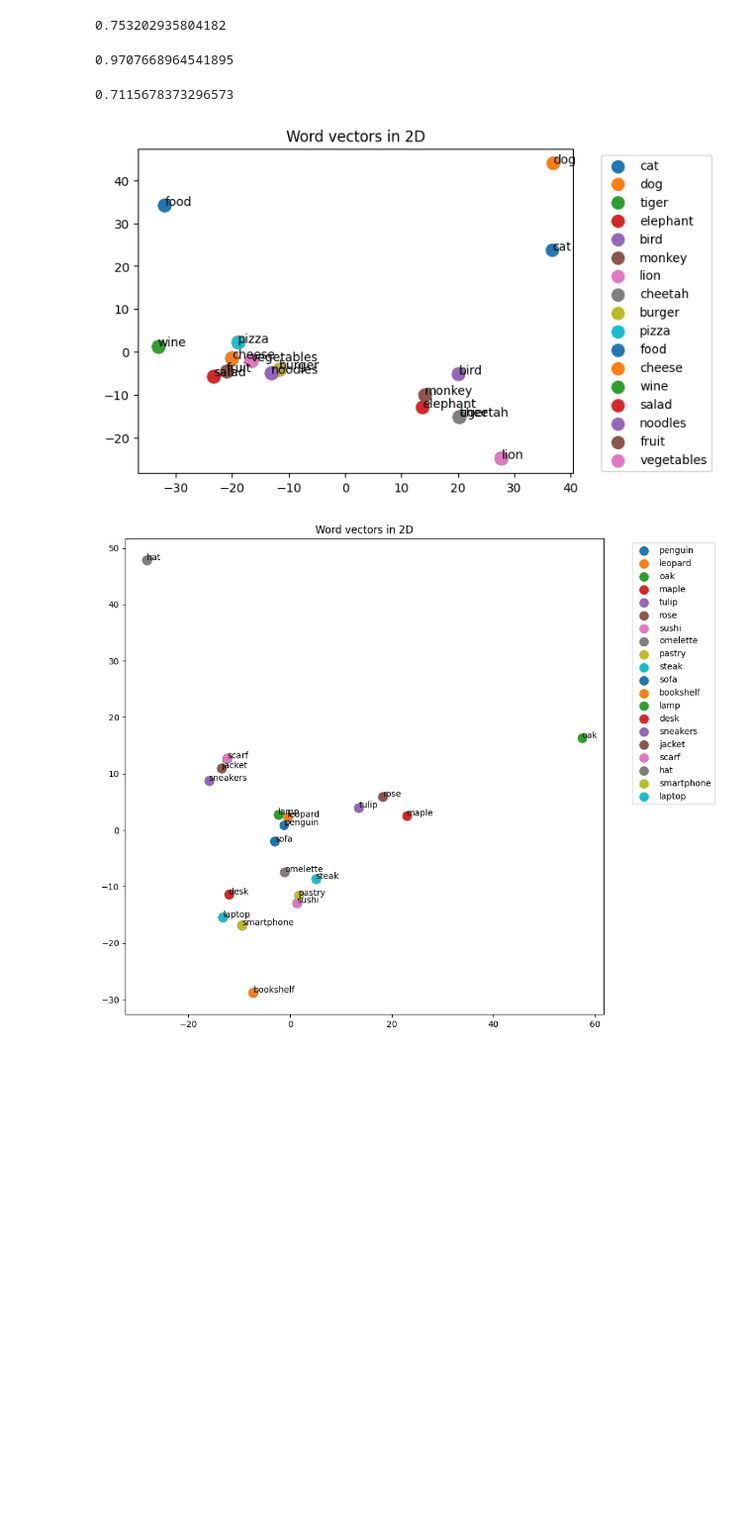
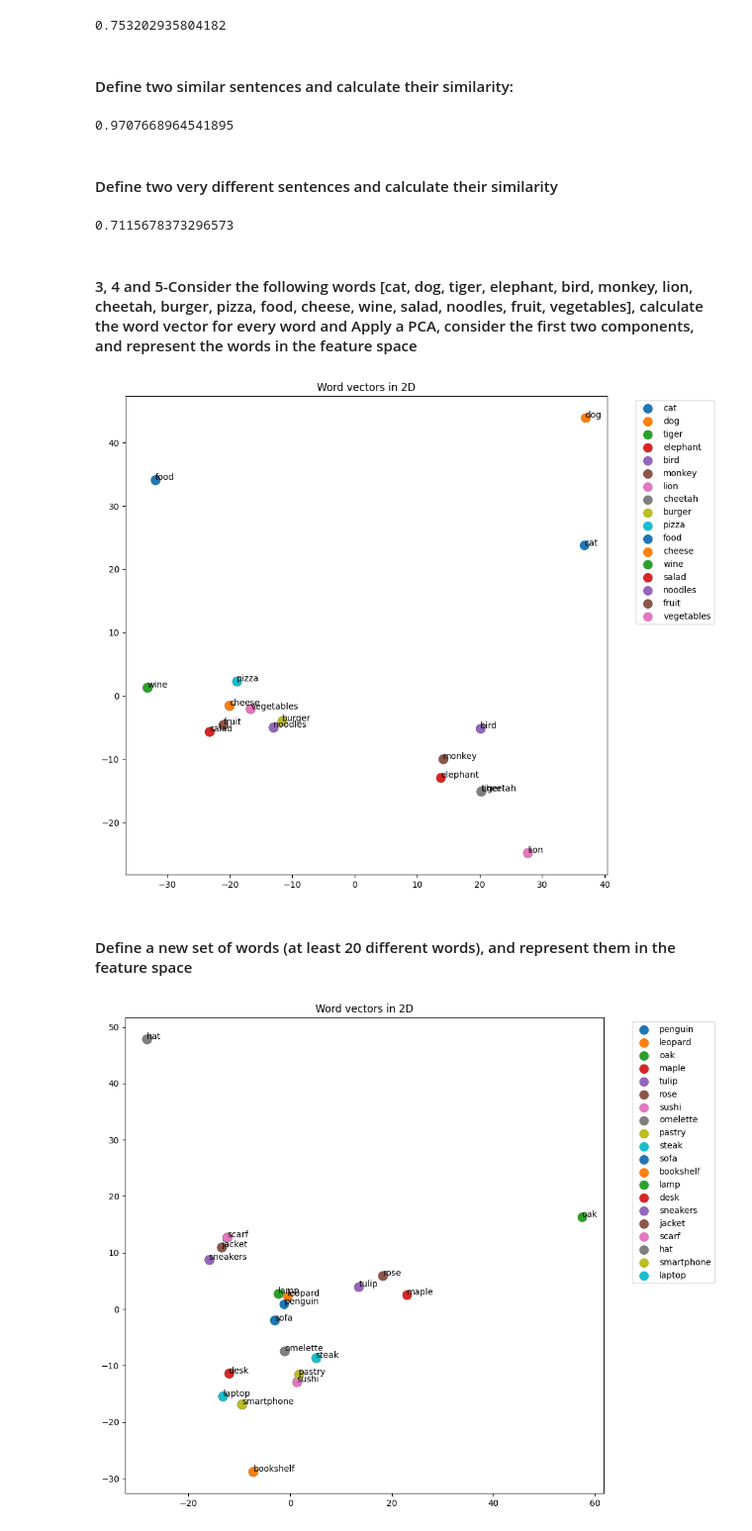
Before and after one commit to NilBiescas/NLP, a Jupyter notebook: exercises_day4/exercise4.ipynb, the cells around one changed output. Shown: that part at 99% size. Cells and saved outputs as stored; diff of their text form; code cells hidden in the pictures; blank space fills up the shorter version.

```diff
--- a/exercises_day4/exercise4.ipynb
+++ b/exercises_day4/exercise4.ipynb
@@ -70,6 +118,8 @@ similarity = sentence1.similarity(sentence2)
 print(similarity)
 # %% [output]
 0.753202935804182
+# %% [markdown]
+#### Define two similar sentences and calculate their similarity:
 # %%
 # Two similar sentences different from the previous ones
 sentence1 = "The cat is on the table"
@@ -82,6 +132,8 @@ similarity = sentence1.similarity(sentence2)
 print(similarity)
 # %% [output]
 0.9707668964541895
+# %% [markdown]
+#### Define two very different sentences and calculate their similarity
 # %%
 # Two non similar sentences
 sentence1 = "The cat is on the table"
@@ -94,24 +146,28 @@ similarity = sentence1.similarity(sentence2)
 print(similarity)
 # %% [output]
 0.7115678373296573
+# %% [markdown]
+#### 3, 4 and 5-Consider the following words [cat, dog, tiger, elephant, bird, monkey, lion, cheetah, burger, pizza, food, cheese, wine, salad, noodles, fruit, vegetables], calculate the word vector for every word and Apply a PCA, consider the first two components, and represent the words in the feature space
 # %%
-import matplotlib.pyplot as plt
-from sklearn.decomposition import PCA
-
 words = ['cat', 'dog', 'tiger', 'elephant', 'bird', 'monkey', 'lion', 'cheetah', 'burger', 'pizza', 'food', 'cheese', 'wine', 'salad', 'noodles', 'fruit', 'vegetables']
 
+# Computing the vector of each word
 word_vectors = [word2vec(word).vector for word in words]
 
+# Applying PCA to reduce the dimensionality of the word vectors to 2
 pca = PCA(n_components=2)
 word_vec_2d = pca.fit_transform(word_vectors)
 
-# plot every word with different color and a leyend next to the plot with the word of each point
+# Plotting the 2D word vectors
+plt.figure(figsize=(10, 10))
 for i, word in enumerate(words):
     plt.scatter(word_vec_2d[i:, 0], word_vec_2d[i:, 1], s=100)
     plt.text(word_vec_2d[i, 0], word_vec_2d[i, 1], word)
     plt.legend(words, bbox_to_anchor=(1.05, 1), loc='upper left')
     plt.title('Word vectors in 2D')
 plt.show()
 # %% [output]
-[figure, old version]
+[figure, new version]
+# %% [markdown]
+#### Define a new set of words (at least 20 different words), and represent them in the feature space
 # %%
```
Also changed, not shown: parts of 23 cells of this notebook.
